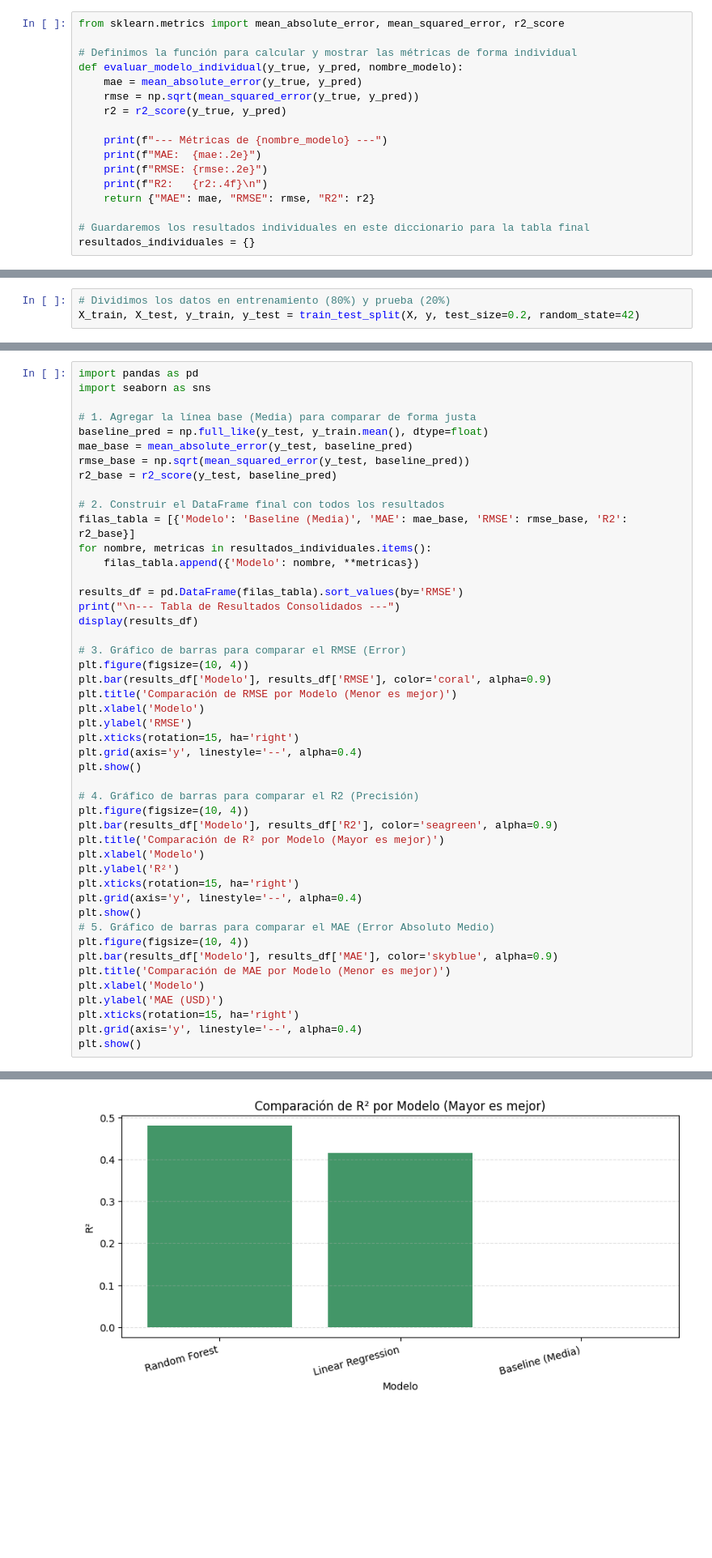
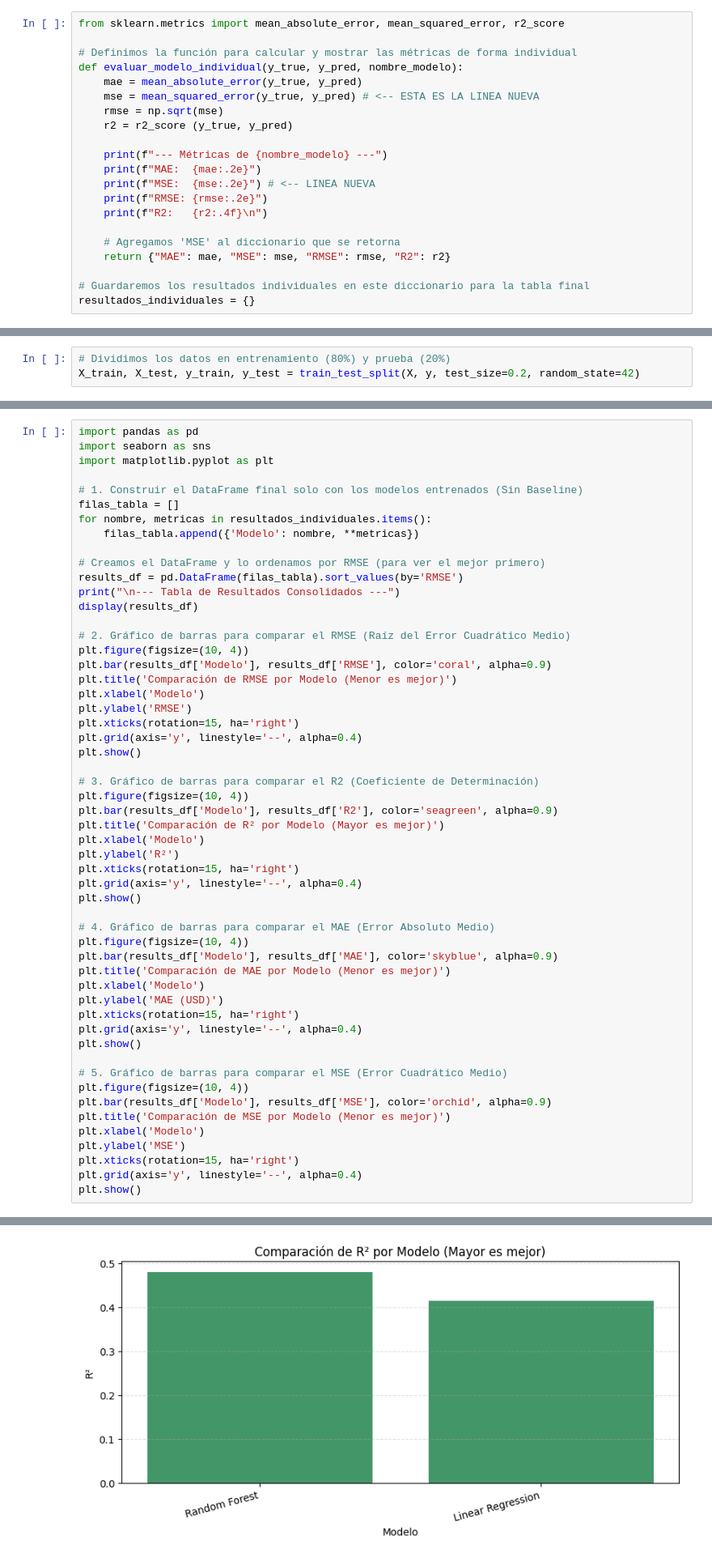
Before and after one commit to vivilchesm-rgb/MineriaEvaluacion, a Jupyter notebook: MovieBudget_3.ipynb, the cells around one changed output, grey strips where cells are left out. Shown at 81% size. Saved outputs shown, nothing was run; the diff lists cells and outputs as text; blank space fills up the shorter version.

```diff
--- a/MovieBudget_3.ipynb
+++ b/MovieBudget_3.ipynb
@@ -507,14 +509,18 @@ from sklearn.metrics import mean_absolute_error, mean_squared_error, r2_score
 # Definimos la función para calcular y mostrar las métricas de forma individual
 def evaluar_modelo_individual(y_true, y_pred, nombre_modelo):
     mae = mean_absolute_error(y_true, y_pred)
-    rmse = np.sqrt(mean_squared_error(y_true, y_pred))
-    r2 = r2_score(y_true, y_pred)
+    mse = mean_squared_error(y_true, y_pred) # <-- ESTA ES LA LINEA NUEVA
+    rmse = np.sqrt(mse)
+    r2 = r2_score (y_true, y_pred)
 
     print(f"--- Métricas de {nombre_modelo} ---")
     print(f"MAE:  {mae:.2e}")
+    print(f"MSE:  {mse:.2e}") # <-- LINEA NUEVA
     print(f"RMSE: {rmse:.2e}")
     print(f"R2:   {r2:.4f}\n")
-    return {"MAE": mae, "RMSE": rmse, "R2": r2}
+
+    # Agregamos 'MSE' al diccionario que se retorna
+    return {"MAE": mae, "MSE": mse, "RMSE": rmse, "R2": r2}
 
 # Guardaremos los resultados individuales en este diccionario para la tabla final
 resultados_individuales = {}
@@ -678,23 +686,19 @@ Una vez analizados todos los modelos de forma independiente, los consolidamos en
 # %%
 import pandas as pd
 import seaborn as sns
+import matplotlib.pyplot as plt
 
-# 1. Agregar la línea base (Media) para comparar de forma justa
-baseline_pred = np.full_like(y_test, y_train.mean(), dtype=float)
-mae_base = mean_absolute_error(y_test, baseline_pred)
-rmse_base = np.sqrt(mean_squared_error(y_test, baseline_pred))
-r2_base = r2_score(y_test, baseline_pred)
-
-# 2. Construir el DataFrame final con todos los resultados
-filas_tabla = [{'Modelo': 'Baseline (Media)', 'MAE': mae_base, 'RMSE': rmse_base, 'R2': r2_base}]
+# 1. Construir el DataFrame final solo con los modelos entrenados (Sin Baseline)
+filas_tabla = []
 for nombre, metricas in resultados_individuales.items():
     filas_tabla.append({'Modelo': nombre, **metricas})
 
+# Creamos el DataFrame y lo ordenamos por RMSE (para ver el mejor primero)
 results_df = pd.DataFrame(filas_tabla).sort_values(by='RMSE')
 print("\n--- Tabla de Resultados Consolidados ---")
 display(results_df)
 
-# 3. Gráfico de barras para comparar el RMSE (Error)
+# 2. Gráfico de barras para comparar el RMSE (Raíz del Error Cuadrático Medio)
 plt.figure(figsize=(10, 4))
 plt.bar(results_df['Modelo'], results_df['RMSE'], color='coral', alpha=0.9)
 plt.title('Comparación de RMSE por Modelo (Menor es mejor)')
@@ -704,7 +708,7 @@ plt.xticks(rotation=15, ha='right')
 plt.grid(axis='y', linestyle='--', alpha=0.4)
 plt.show()
 
-# 4. Gráfico de barras para comparar el R2 (Precisión)
+# 3. Gráfico de barras para comparar el R2 (Coeficiente de Determinación)
 plt.figure(figsize=(10, 4))
 plt.bar(results_df['Modelo'], results_df['R2'], color='seagreen', alpha=0.9)
 plt.title('Comparación de R² por Modelo (Mayor es mejor)')
@@ -713,7 +717,8 @@ plt.ylabel('R²')
 plt.xticks(rotation=15, ha='right')
 plt.grid(axis='y', linestyle='--', alpha=0.4)
 plt.show()
-# 5. Gráfico de barras para comparar el MAE (Error Absoluto Medio)
+
+# 4. Gráfico de barras para comparar el MAE (Error Absoluto Medio)
 plt.figure(figsize=(10, 4))
 plt.bar(results_df['Modelo'], results_df['MAE'], color='skyblue', alpha=0.9)
 plt.title('Comparación de MAE por Modelo (Menor es mejor)')
@@ -722,5 +727,15 @@ plt.ylabel('MAE (USD)')
 plt.xticks(rotation=15, ha='right')
 plt.grid(axis='y', linestyle='--', alpha=0.4)
 plt.show()
+
+# 5. Gráfico de barras para comparar el MSE (Error Cuadrático Medio)
+plt.figure(figsize=(10, 4))
+plt.bar(results_df['Modelo'], results_df['MSE'], color='orchid', alpha=0.9)
+plt.title('Comparación de MSE por Modelo (Menor es mejor)')
+plt.xlabel('Modelo')
+plt.ylabel('MSE')
+plt.xticks(rotation=15, ha='right')
+plt.grid(axis='y', linestyle='--', alpha=0.4)
+plt.show()
 # %% [output]
 --- Tabla de Resultados Consolidados ---
@@ -732 +746 @@ plt.show()
-[figure, old version]
+[figure, new version]
```
Also changed, not shown: parts of 7 cells of this notebook.
